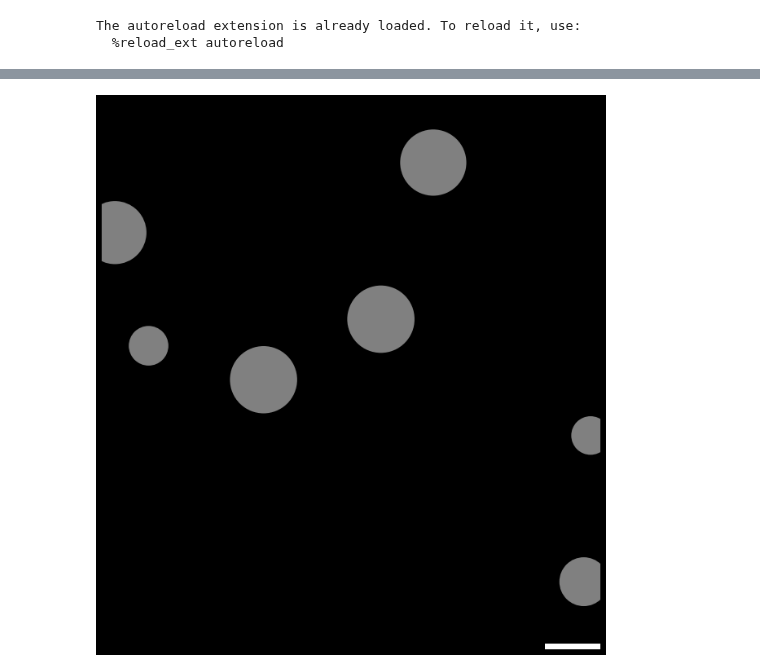
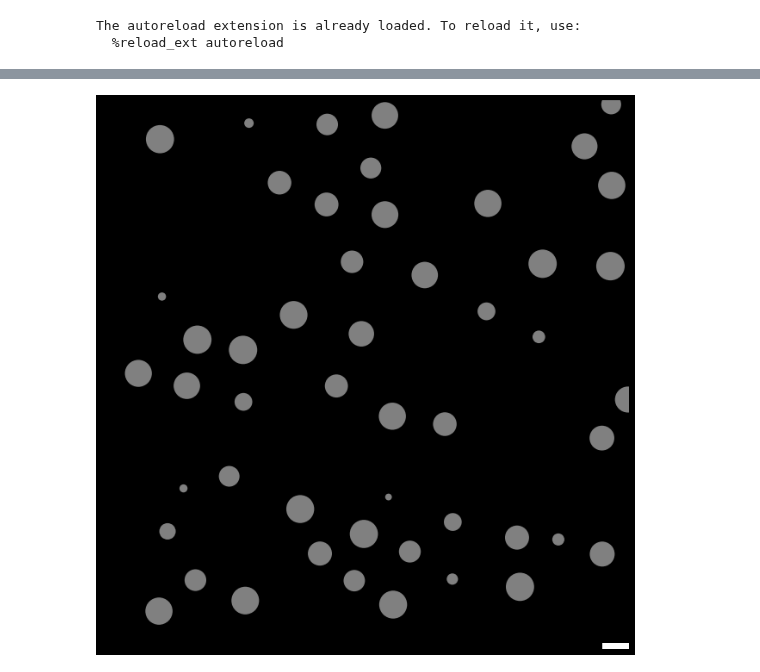
Before and after one commit to CNS-OIST/pycabnn, a Jupyter notebook: docs/fig_POPGEN/plot_pop_gen_figures.ipynb, the cells around one changed output, grey strips where cells are left out. Drawn from its saved outputs; the diff is of its cells as text; code cells hidden in the pictures.

```diff
--- a/docs/fig_POPGEN/plot_pop_gen_figures.ipynb
+++ b/docs/fig_POPGEN/plot_pop_gen_figures.ipynb
@@ -12,17 +12,17 @@ import pds_plots as ppl
 The autoreload extension is already loaded. To reload it, use:
   %reload_ext autoreload
 # %%
-fname = "coords_20190613_2.npz"
+fname = "coords_20190613_3.npz"
 f = np.load(fname)
 
-mf = f['mf']
 
 # bbox = [[0, 1500], [0-20, 700], [0, 200]]
-bbox = [[0, 200], [0-20, 200], [0, 200]]
+bbox = [[0, 500], [0-20, 500], [0, 200]]
 
 
 def limit_to_box(x, box):
     mf = x.copy()
+
     for i, t in enumerate(box):
         mf = mf[mf[:,i]>=t[0], :]
         mf = mf[mf[:,i]<=t[1], :]
@@ -33,6 +33,7 @@ def fix_coors(x):
     box = [bbox[0], [bbox[1][0]+20, bbox[1][1]], bbox[2]]
     return limit_to_box(y, box[:x.shape[1]])
 
+mf = f['mf']
 mf = fix_coors(mf)
 # %%
 bbox = bbox[:2]
@@ -49,15 +50,15 @@ plt.savefig('mf.png', dpi=300/2.54)
 # %%
-bbox = [[0, 200], [0-20, 200], [0, 200]]
+bbox = [[0, 500], [0-20, 500], [0, 200]]
 
 goc = f['goc']
 goc = fix_coors(goc)
 
 ax = ppl.plot_goc(goc, bbox, 100, 13.5)
 ax.plot([bbox[0][1]-20, bbox[0][1]], [bbox[1][0], bbox[1][0]], 'w', linewidth=15)
 plt.savefig('goc.png', dpi=300/2.54)
 # %% [output]
 [interactive output not drawn]
-[figure, old version]
+[figure, new version]
 # %%
 glo = f['glo']
 glo = fix_coors(glo)
```
Also changed, not shown: parts of 7 cells of this notebook, 10 other files.
